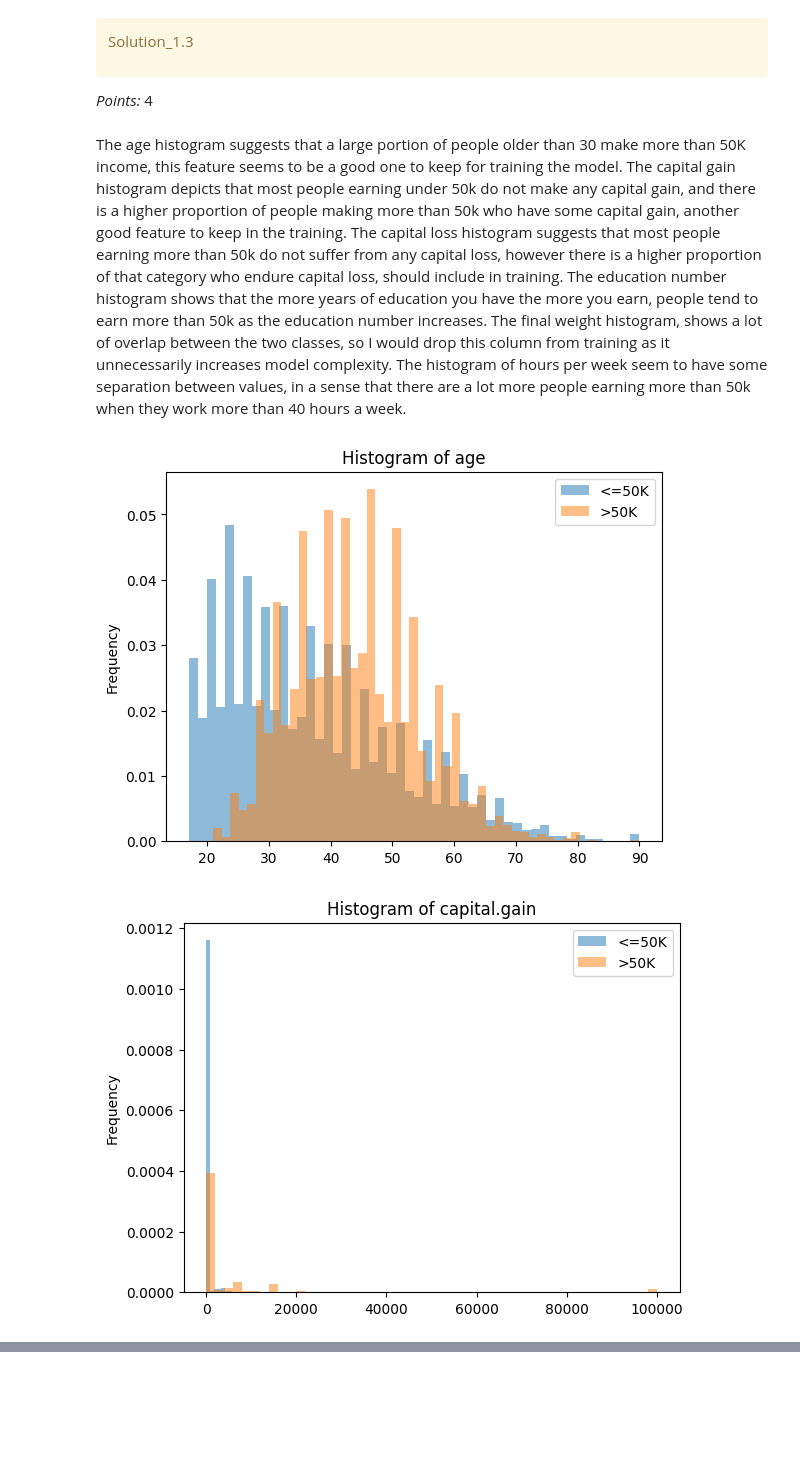
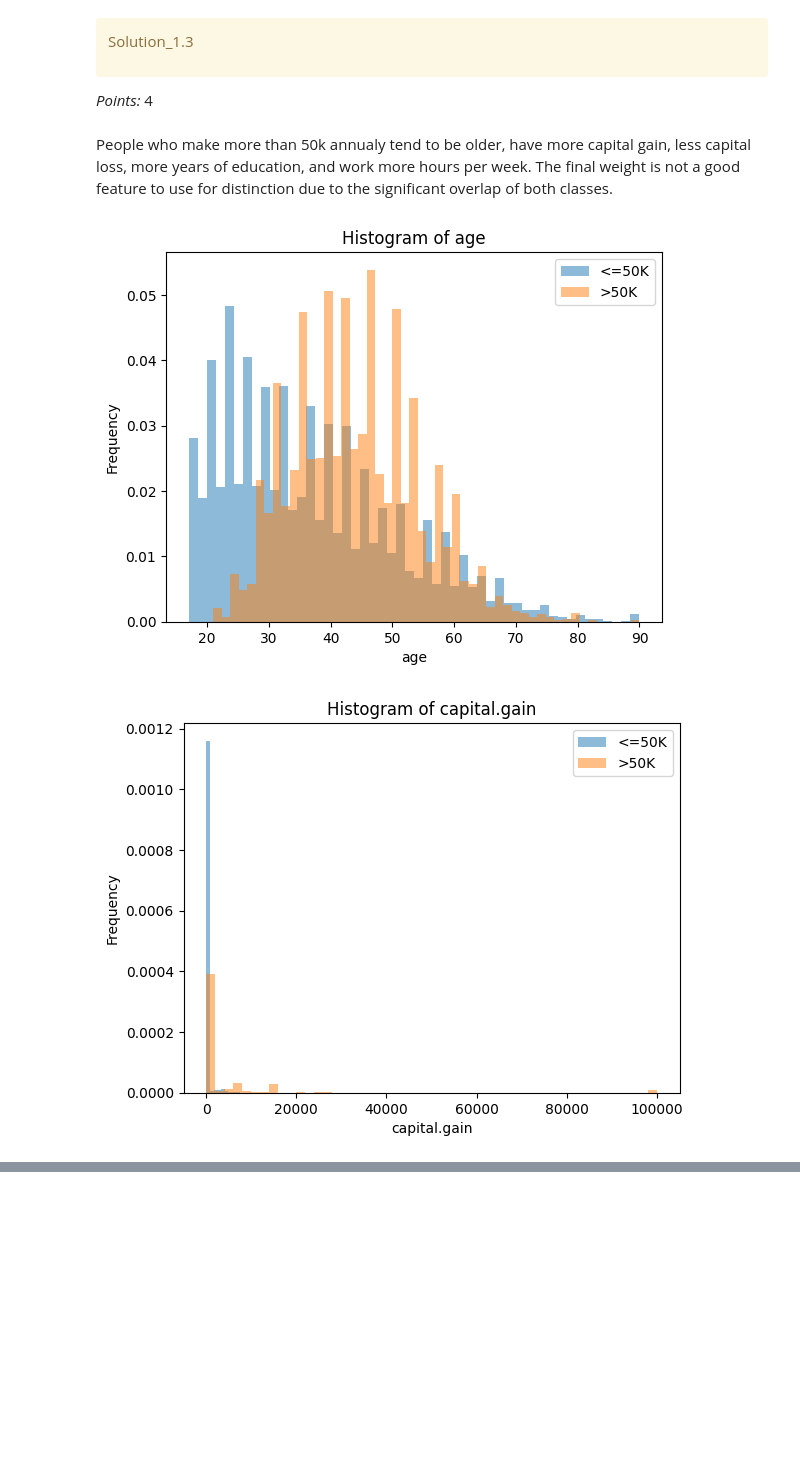
Before and after one commit to asalee01/hw3_cpsc330, a Jupyter notebook: hw3.ipynb, the cells around one changed output, grey strips where cells are left out. Drawn from its saved outputs; the diff is of its cells as text; code cells hidden in the pictures; blank space fills up the shorter version.

```diff
--- a/hw3.ipynb
+++ b/hw3.ipynb
@@ -286,17 +286,13 @@ Solution_1.3
 </div>
 
 _Points:_ 4
-# %% [markdown]
-The age histogram suggests that a large portion of people older than 30 make more than 50K income, this feature seems to be a good one to keep for training the model.
-The capital gain histogram depicts that most people earning under 50k do not make any capital gain, and there is a higher proportion of people making more than 50k who have some capital gain, another good feature to keep in the training.
-The capital loss histogram suggests that most people earning more than 50k do not suffer from any capital loss, however there is a higher proportion of that category who endure capital loss, should include in training.
-The education number histogram shows that the more years of education you have the more you earn, people tend to earn more than 50k as the education number increases.
-The final weight histogram, shows a lot of overlap between the two classes, so I would drop this column from training as it unnecessarily increases model complexity.
-The histogram of hours per week seem to have some separation between values, in a sense that there are a lot more people earning more than 50k when they work more than 40 hours a week.
+# %% [markdown]
+People who make more than 50k annualy tend to be older, have more capital gain, less capital loss, more years of education, and work more hours per week. The final weight is not a good feature to use for distinction due to the significant overlap of both classes.
 # %%
 for feature in numeric_cols:
     train_df.groupby("income")[feature].plot.hist(bins=50, alpha=0.5, legend=True, density = True, title = "Histogram of " + feature)
+    plt.xlabel(feature)
     plt.show()
 # %% [output]
-[figure, old version]
+[figure, new version]
-[figure, old version]
+[figure, new version]
```
Also changed, not shown: parts of 7 cells of this notebook, 1 other file.
